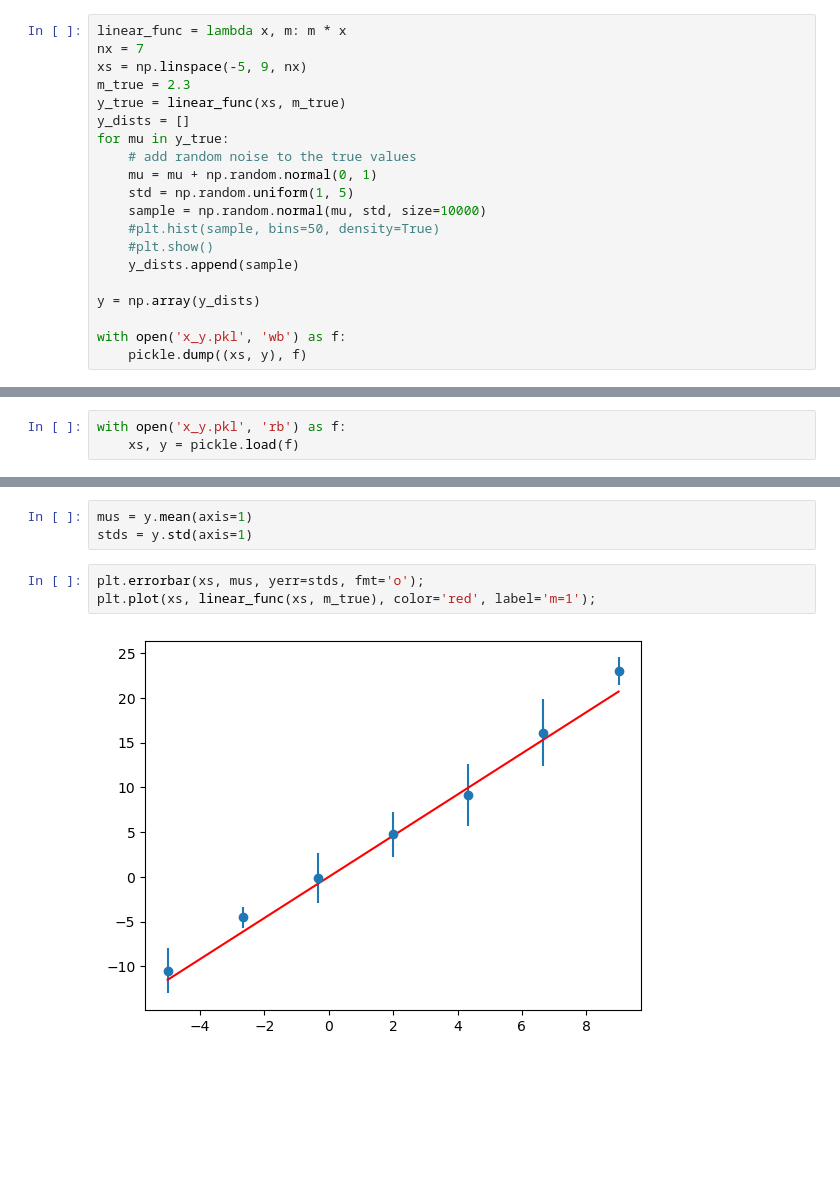
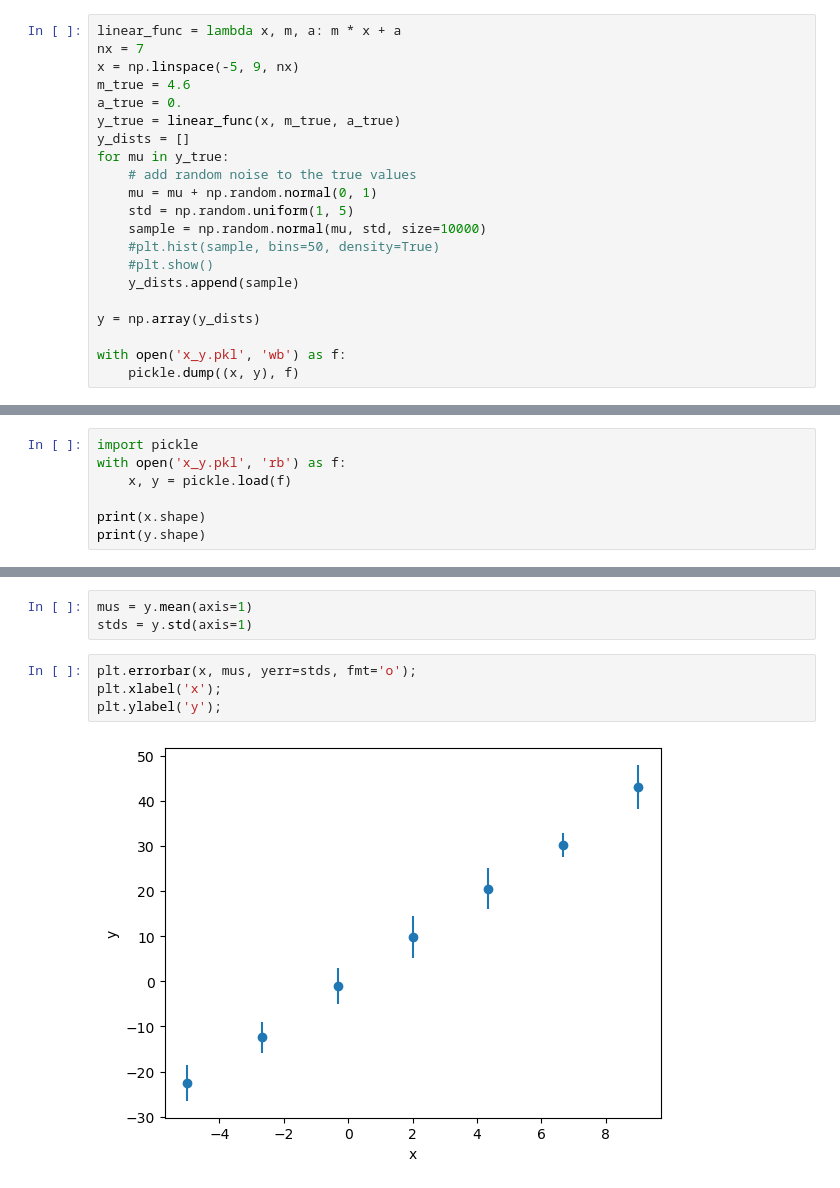
Before and after one commit to maxgalli/StatsStudies, a Jupyter notebook: ExercisesForCourse/Weekly/chi_square.ipynb, the cells around one changed output, grey strips where cells are left out. Saved outputs shown, nothing was run; the diff lists cells and outputs as text; blank space fills up the shorter version.

```diff
--- a/ExercisesForCourse/Weekly/chi_square.ipynb
+++ b/ExercisesForCourse/Weekly/chi_square.ipynb
@@ -5,11 +7,12 @@ import pickle
 
 np.random.seed(42)
 # %%
-linear_func = lambda x, m: m * x
+linear_func = lambda x, m, a: m * x + a
 nx = 7
-xs = np.linspace(-5, 9, nx)
-m_true = 2.3
-y_true = linear_func(xs, m_true)
+x = np.linspace(-5, 9, nx)
+m_true = 4.6
+a_true = 0.
+y_true = linear_func(x, m_true, a_true)
 y_dists = []
 for mu in y_true:
     # add random noise to the true values
@@ -23,4 +26,4 @@ for mu in y_true:
 y = np.array(y_dists)
 
 with open('x_y.pkl', 'wb') as f:
-    pickle.dump((xs, y), f)
+    pickle.dump((x, y), f)
@@ -27,3 +35,7 @@ with open('x_y.pkl', 'wb') as f:
 # %%
+import pickle
 with open('x_y.pkl', 'rb') as f:
-    xs, y = pickle.load(f)
+    x, y = pickle.load(f)
+
+print(x.shape)
+print(y.shape)
@@ -31,7 +61,8 @@ with open('x_y.pkl', 'rb') as f:
 mus = y.mean(axis=1)
 stds = y.std(axis=1)
 # %%
-plt.errorbar(xs, mus, yerr=stds, fmt='o');
-plt.plot(xs, linear_func(xs, m_true), color='red', label='m=1');
+plt.errorbar(x, mus, yerr=stds, fmt='o');
+plt.xlabel('x');
+plt.ylabel('y');
 # %% [output]
-[figure, old version]
+[figure, new version]
```
Also changed, not shown: parts of 18 cells of this notebook, 1 other file.
